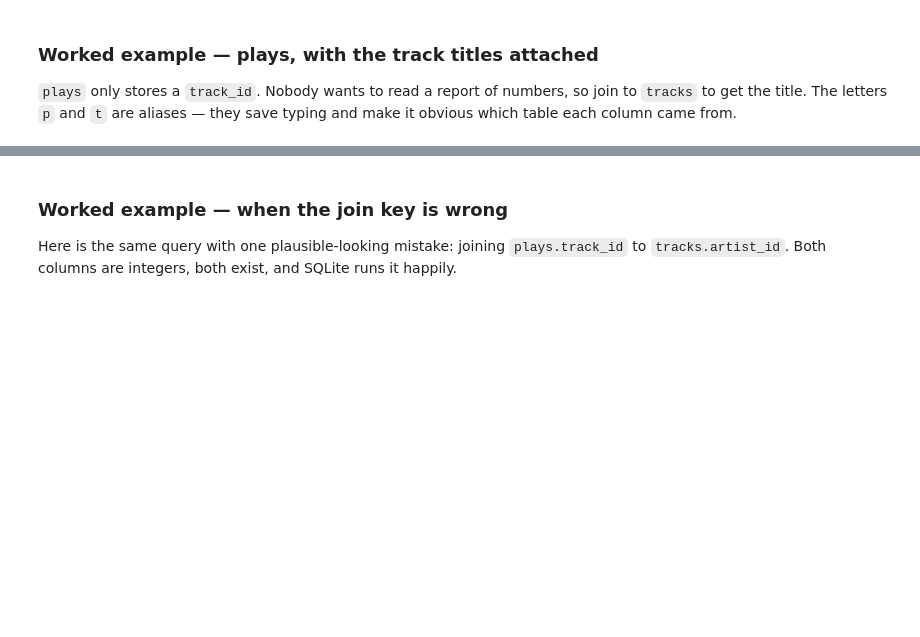
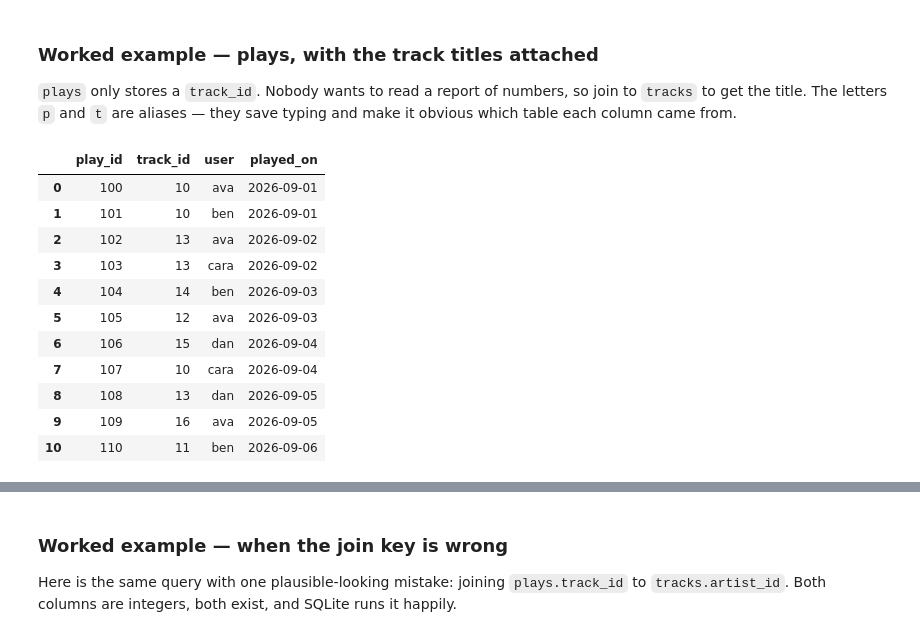
Before and after one commit to derekhatherley/ds2002-fa26, a Jupyter notebook: 2026_09_09_—_SQLite_Joins_and_Grouping_—_Studio.ipynb, the cells around one changed output, grey strips where cells are left out. Drawn from its saved outputs; the diff is of its cells as text; code cells hidden in the pictures; blank space fills up the shorter version.

```diff
--- a/2026_09_09_—_SQLite_Joins_and_Grouping_—_Studio.ipynb
+++ b/2026_09_09_—_SQLite_Joins_and_Grouping_—_Studio.ipynb
@@ -156,6 +158,21 @@ print('ready')
 ### Worked example — plays, with the track titles attached
 
 `plays` only stores a `track_id`. Nobody wants to read a report of numbers, so join to `tracks` to get the title. The letters `p` and `t` are aliases — they save typing and make it obvious which table each column came from.
+# %%
+q('Select * from plays')
+# %% [output]
+|  | play_id | track_id | user | played_on |
+| 0 | 100 | 10 | ava | 2026-09-01 |
+| 1 | 101 | 10 | ben | 2026-09-01 |
+| 2 | 102 | 13 | ava | 2026-09-02 |
+| 3 | 103 | 13 | cara | 2026-09-02 |
+| 4 | 104 | 14 | ben | 2026-09-03 |
+| 5 | 105 | 12 | ava | 2026-09-03 |
+| 6 | 106 | 15 | dan | 2026-09-04 |
+| 7 | 107 | 10 | cara | 2026-09-04 |
+| 8 | 108 | 13 | dan | 2026-09-05 |
+| 9 | 109 | 16 | ava | 2026-09-05 |
+| 10 | 110 | 11 | ben | 2026-09-06 |
 # %%
 q('''
 SELECT p.play_id, p.user, t.title, t.genre
```
Also changed, not shown: parts of 15 cells of this notebook.
